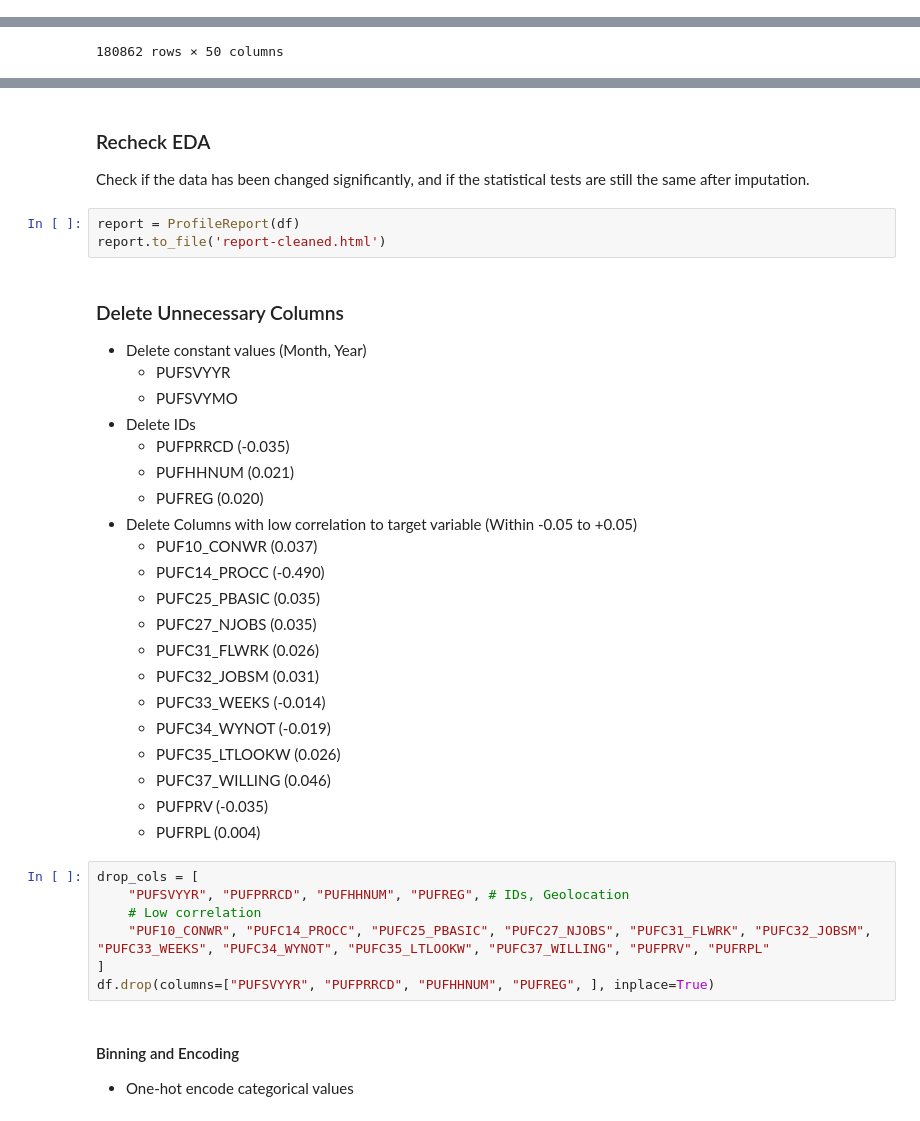
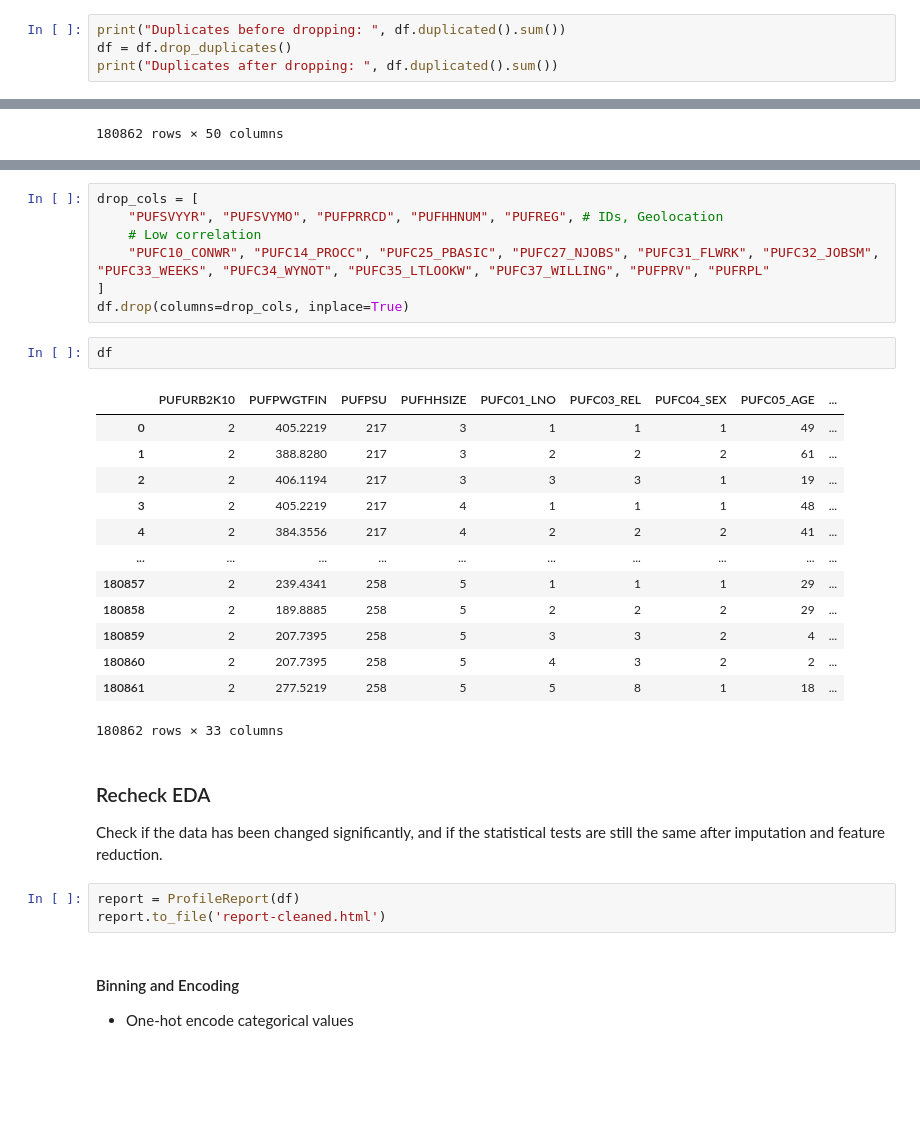
Before and after one commit to tinySculpture/STINTSY-Project, a Jupyter notebook: Project_Labor_Force_Survey-colab.ipynb, the cells around one changed output, grey strips where cells are left out. Drawn from its saved outputs; the diff is of its cells as text; blank space fills up the shorter version.

```diff
--- a/Project_Labor_Force_Survey-colab.ipynb
+++ b/Project_Labor_Force_Survey-colab.ipynb
@@ -84,3 +88,7 @@ There are missing data that are represented as different invisible characters -
 df.replace("", np.nan, inplace=True)
 # %%
 df = df.map(lambda x: np.nan if isinstance(x, str) and x.strip() == "" else x)
+# %%
+print("Duplicates before dropping: ", df.duplicated().sum())
+df = df.drop_duplicates()
+print("Duplicates after dropping: ", df.duplicated().sum())
@@ -135,40 +169,33 @@ df
+# %%
+drop_cols = [
+    "PUFSVYYR", "PUFSVYMO", "PUFPRRCD", "PUFHHNUM", "PUFREG", # IDs, Geolocation
+    # Low correlation
+    "PUFC10_CONWR", "PUFC14_PROCC", "PUFC25_PBASIC", "PUFC27_NJOBS", "PUFC31_FLWRK", "PUFC32_JOBSM", "PUFC33_WEEKS", "PUFC34_WYNOT", "PUFC35_LTLOOKW", "PUFC37_WILLING", "PUFPRV", "PUFRPL"
+]
+df.drop(columns=drop_cols, inplace=True)
+# %%
+df
+# %% [output]
+|  | PUFURB2K10 | PUFPWGTFIN | PUFPSU | PUFHHSIZE | PUFC01_LNO | PUFC03_REL | PUFC04_SEX | PUFC05_AGE | ... |
+| 0 | 2 | 405.2219 | 217 | 3 | 1 | 1 | 1 | 49 | ... |
+| 1 | 2 | 388.8280 | 217 | 3 | 2 | 2 | 2 | 61 | ... |
+| 2 | 2 | 406.1194 | 217 | 3 | 3 | 3 | 1 | 19 | ... |
+| 3 | 2 | 405.2219 | 217 | 4 | 1 | 1 | 1 | 48 | ... |
+| 4 | 2 | 384.3556 | 217 | 4 | 2 | 2 | 2 | 41 | ... |
+| ... | ... | ... | ... | ... | ... | ... | ... | ... | ... |
+| 180857 | 2 | 239.4341 | 258 | 5 | 1 | 1 | 1 | 29 | ... |
+| 180858 | 2 | 189.8885 | 258 | 5 | 2 | 2 | 2 | 29 | ... |
+| 180859 | 2 | 207.7395 | 258 | 5 | 3 | 3 | 2 | 4 | ... |
+| 180860 | 2 | 207.7395 | 258 | 5 | 4 | 3 | 2 | 2 | ... |
+| 180861 | 2 | 277.5219 | 258 | 5 | 5 | 8 | 1 | 18 | ... |
+180862 rows × 33 columns
 # %% [markdown]
 ### Recheck EDA
 
-Check if the data has been changed significantly, and if the statistical tests are still the same after imputation.
+Check if the data has been changed significantly, and if the statistical tests are still the same after imputation and feature reduction.
 # %%
 report = ProfileReport(df)
 report.to_file('report-cleaned.html')
-# %% [markdown]
-### Delete Unnecessary Columns
-
-- Delete constant values (Month, Year)
-    - PUFSVYYR
-    - PUFSVYMO
-- Delete IDs
-    - PUFPRRCD (-0.035)
-    - PUFHHNUM (0.021)
-    - PUFREG (0.020)
-- Delete Columns with low correlation to target variable (Within -0.05 to +0.05)
-    - PUF10_CONWR (0.037)
-    - PUFC14_PROCC (-0.490)
-    - PUFC25_PBASIC (0.035)
-    - PUFC27_NJOBS (0.035)
-    - PUFC31_FLWRK (0.026)
-    - PUFC32_JOBSM (0.031)
-    - PUFC33_WEEKS (-0.014)
-    - PUFC34_WYNOT (-0.019)
-    - PUFC35_LTLOOKW (0.026)
-    - PUFC37_WILLING (0.046)
-    - PUFPRV (-0.035)
-    - PUFRPL (0.004)
-# %%
-drop_cols = [
-    "PUFSVYYR", "PUFPRRCD", "PUFHHNUM", "PUFREG", # IDs, Geolocation
-    # Low correlation
-    "PUF10_CONWR", "PUFC14_PROCC", "PUFC25_PBASIC", "PUFC27_NJOBS", "PUFC31_FLWRK", "PUFC32_JOBSM", "PUFC33_WEEKS", "PUFC34_WYNOT", "PUFC35_LTLOOKW", "PUFC37_WILLING", "PUFPRV", "PUFRPL"
-]
-df.drop(columns=["PUFSVYYR", "PUFPRRCD", "PUFHHNUM", "PUFREG", ], inplace=True)
 # %% [markdown]
 #### Binning and Encoding
 
```
Also changed, not shown: parts of 31 cells of this notebook.
